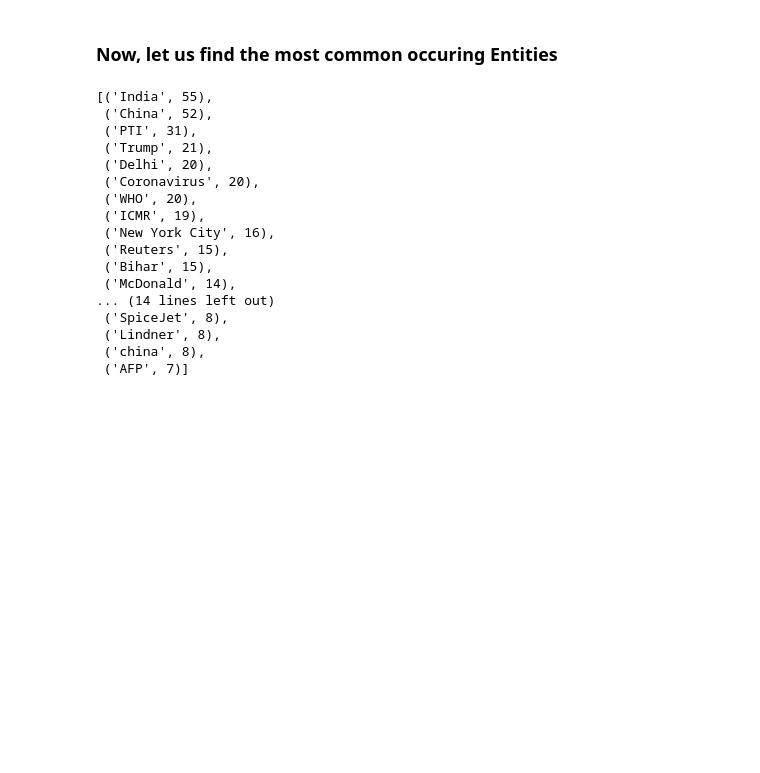
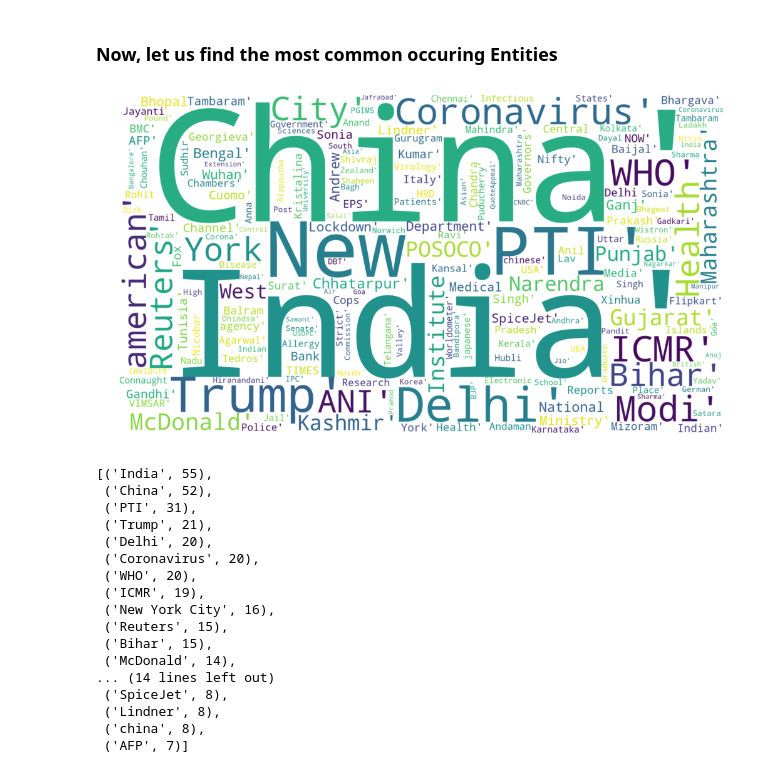
Before and after one commit to subhasisj/python-projects, a Jupyter notebook: Machine_Learning_Projects/COVID-19/Notebooks/Gaining_Insights_from_news_and_tweets.ipynb, the cells around one changed output. Cells and saved outputs as stored; diff of their text form; code cells hidden in the pictures; blank space fills up the shorter version.

```diff
--- a/Machine_Learning_Projects/COVID-19/Notebooks/Gaining_Insights_from_news_and_tweets.ipynb
+++ b/Machine_Learning_Projects/COVID-19/Notebooks/Gaining_Insights_from_news_and_tweets.ipynb
@@ -358,6 +360,11 @@ entities = get_entity_tags()
 # entities
 # %%
 entities_df = pd.DataFrame(entities)
+# %%
+all_entities =list(flatten(entities_df.word.values))
+generate_word_cloud(all_entities)
+# %% [output]
+[figure, added]
 # %%
 entity_counts = Counter(entities_df.word)
 # %%
```
Also changed, not shown: parts of 1 cell of this notebook.
